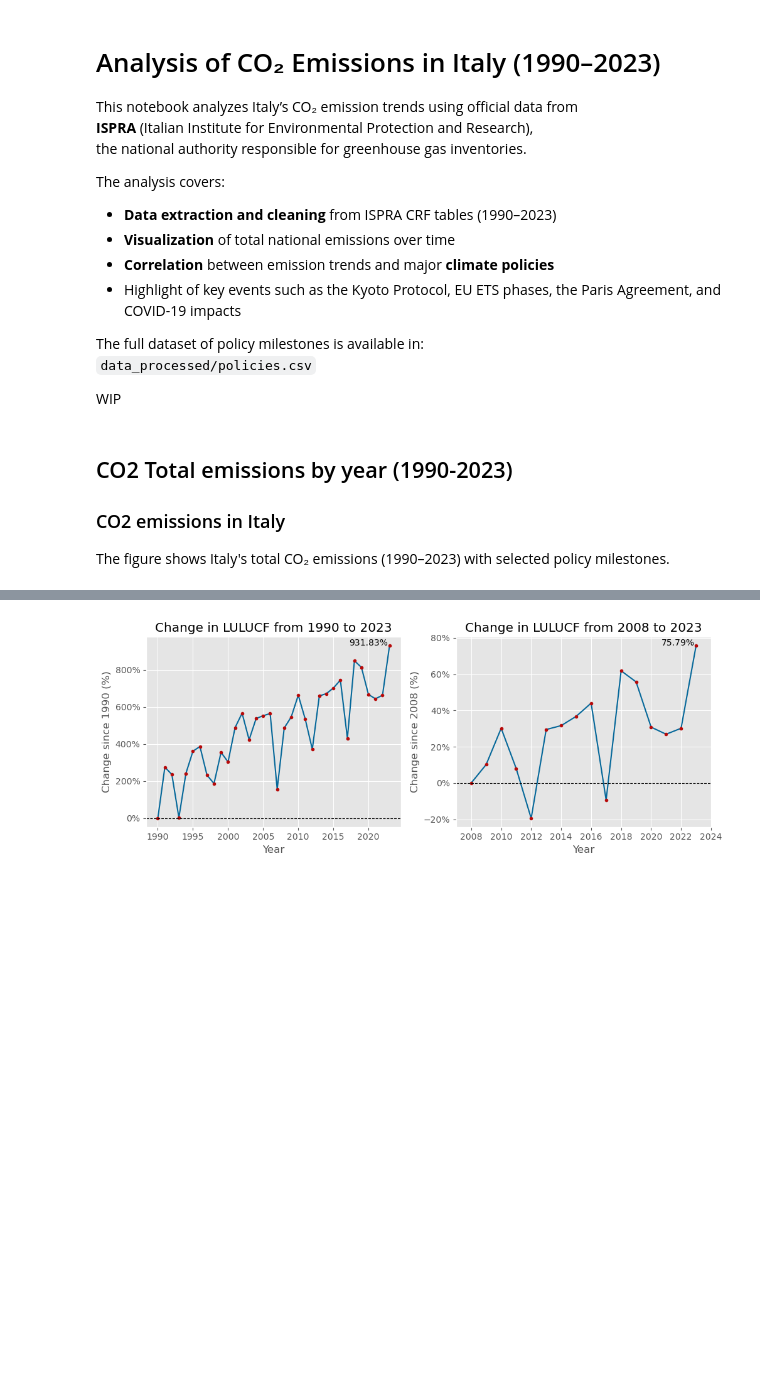
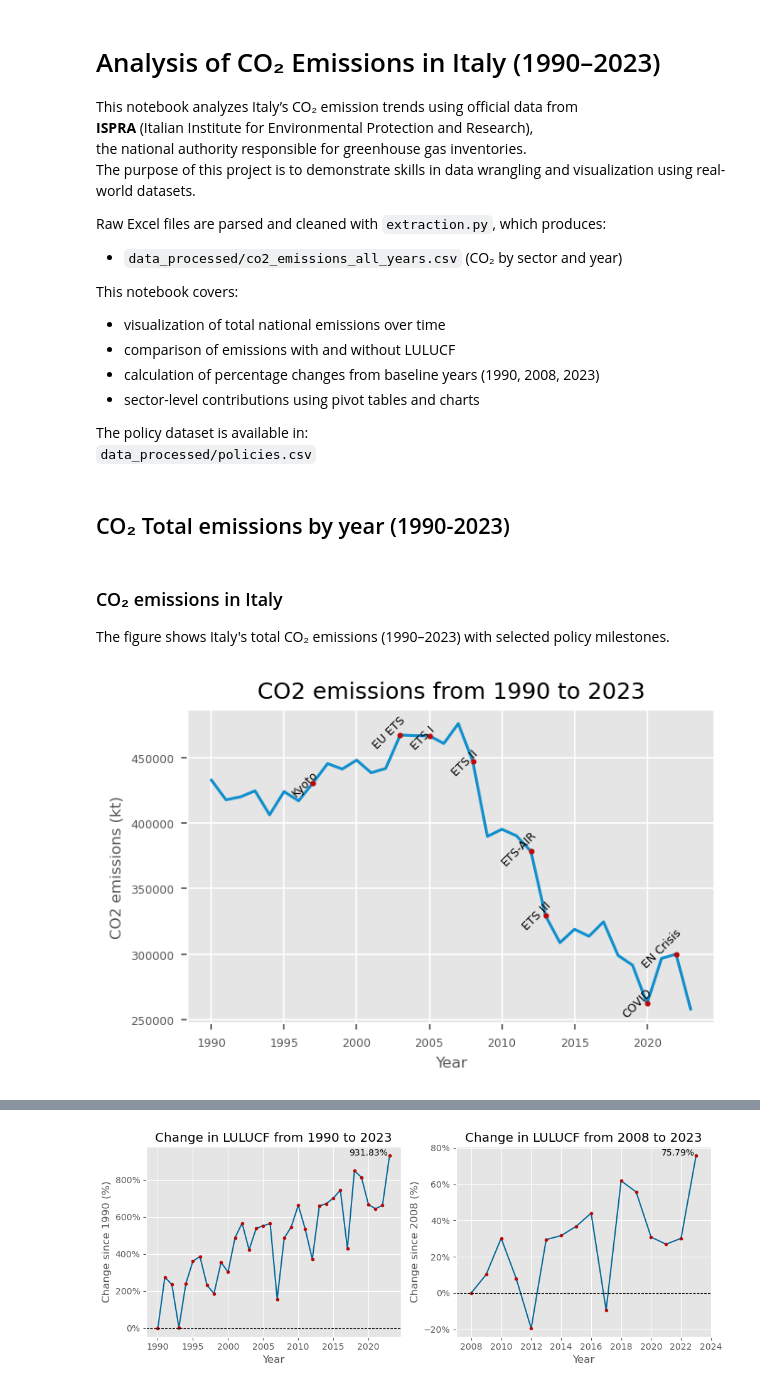
Before and after one commit to Disk245/ispra-co2-analysis, a Jupyter notebook: notebook/nb.ipynb, the cells around one changed output, grey strips where cells are left out. Saved outputs shown, nothing was run; the diff lists cells and outputs as text; code cells hidden in the pictures; blank space fills up the shorter version.

Commit message:
Update: Completed markdowns, small adjustments to charts

```diff
--- a/notebook/nb.ipynb
+++ b/notebook/nb.ipynb
@@ -4,18 +4,19 @@
 This notebook analyzes Italy’s CO₂ emission trends using official data from
 **ISPRA** (Italian Institute for Environmental Protection and Research),
 the national authority responsible for greenhouse gas inventories.
+The purpose of this project is to demonstrate skills in data wrangling and visualization using real-world datasets.
 
-The analysis covers:
-- **Data extraction and cleaning** from ISPRA CRF tables (1990–2023)
-- **Visualization** of total national emissions over time
-- **Correlation** between emission trends and major **climate policies**
-- Highlight of key events such as the Kyoto Protocol, EU ETS phases, the Paris Agreement, and COVID-19 impacts
+Raw Excel files are parsed and cleaned with `extraction.py`, which produces:
+- `data_processed/co2_emissions_all_years.csv` (CO₂ by sector and year)
 
-The full dataset of policy milestones is available in:
+This notebook covers:
+- visualization of total national emissions over time
+- comparison of emissions with and without LULUCF
+- calculation of percentage changes from baseline years (1990, 2008, 2023)
+- sector-level contributions using pivot tables and charts
+
+The policy dataset is available in:
 `data_processed/policies.csv`
-
-
-WIP
 # %%
 import numpy as np
 import pandas as pd
@@ -35,37 +36,39 @@ policies["Year"] = pd.to_numeric(policies["Year"], errors="coerce")
 #print(df.dtypes)
 #print(policies.dtypes)
 # %% [markdown]
-## CO2 Total emissions by year (1990-2023)
-
-### CO2 emissions in Italy
-The figure shows Italy's total CO₂ emissions (1990–2023) with selected policy milestones.
+## CO₂ Total emissions by year (1990-2023)
+# %% [markdown]
+### CO₂ emissions in Italy
+The figure shows Italy's total CO₂ emissions (1990–2023) with selected policy milestones.
 # %%
 df_tot = df[df["Category"] == "Total national emissions and removals"]
 x = df_tot["Year"]
 y = df_tot["CO2 emissions (kt)"]
 
 plt.figure(figsize=(5,3), dpi=150)
 plt.plot(x,y, color="#118FCD", label="Emissions")
 plt.xlabel("Year", fontsize=8)
 plt.xticks(fontsize=6)
-plt.ylabel("CO2 emissions", fontsize=8)
+plt.ylabel("CO2 emissions (kt)", fontsize=8)
 plt.yticks(fontsize=6)
 plt.title("CO2 emissions from 1990 to 2023", fontsize=12)
 
 labels_sel = {"Kyoto", "EU ETS", "ETS I", "ETS II", "ETS III", "ETS-AIR", "COVID", "EN Crisis"}
 pol_subset = policies[policies["ShortLabel"].isin(labels_sel)]
 
 
 for i,row in pol_subset.iterrows():
     year: int = int(row["Year"])
     policy = row["ShortLabel"]
 
     if year in df_tot["Year"].values:
         year_emissions = df_tot.loc[df_tot["Year"] == year, "CO2 emissions (kt)"].iloc[0]
         plt.scatter(year, year_emissions, color="#BC0808", zorder=5, s=6)
         plt.annotate(policy, (year, year_emissions), fontsize=6, rotation=45, ha="right", textcoords="offset points", xytext=(4,-7))
 
 
 
 plt.show()
+# %% [output]
+[figure, added]
 # %% [markdown]
```
Also changed, not shown: parts of 11 cells of this notebook, 2 other files.
